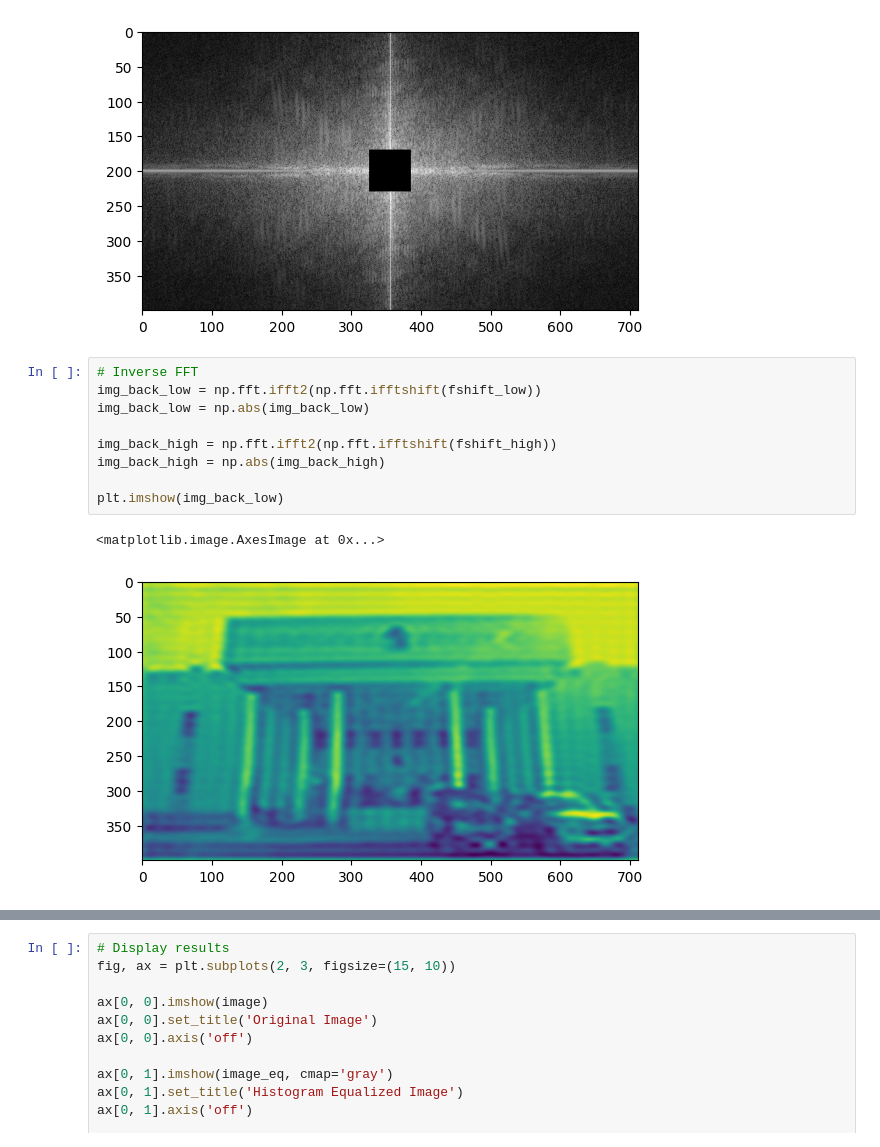
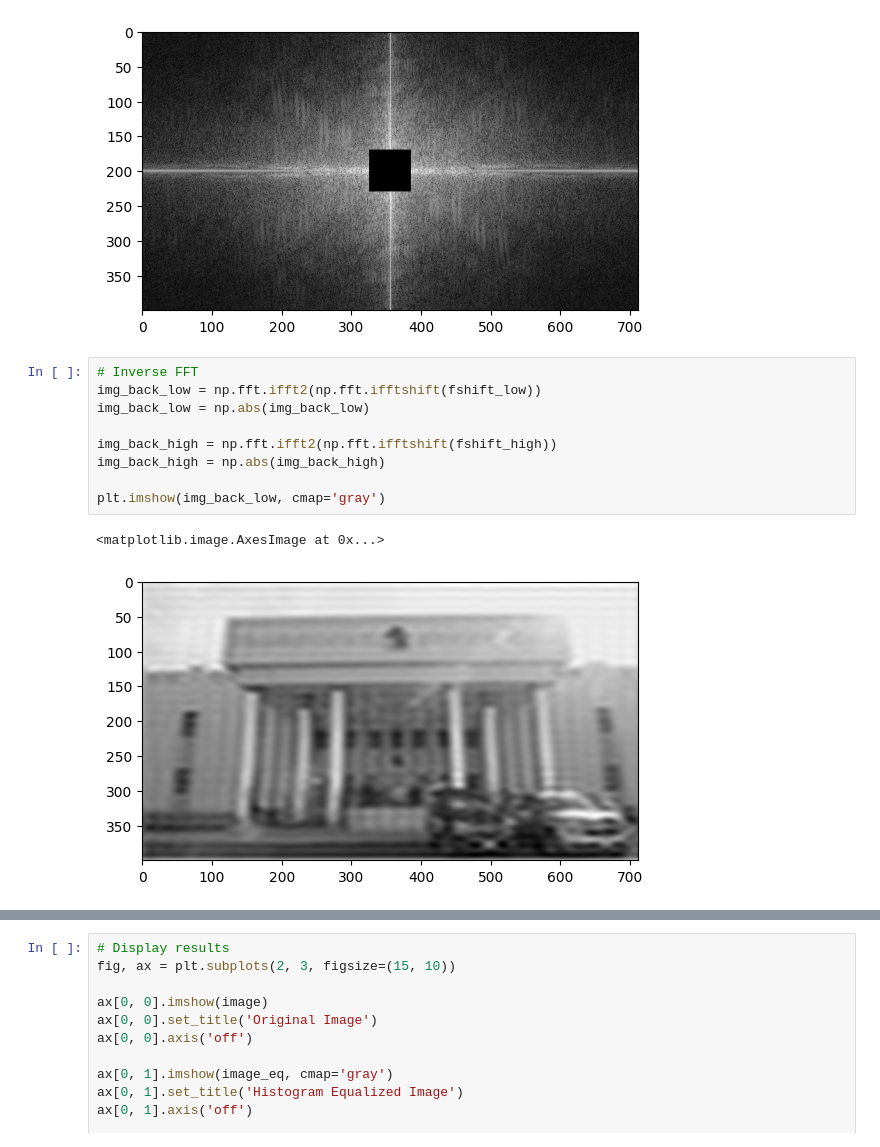
Before and after one commit to AIwaziri/Ai-361-LAB-IP, a Jupyter notebook: LAB07/waziri-lab07b.ipynb, the cells around one changed output, grey strips where cells are left out. Drawn from its saved outputs; the diff is of its cells as text.

```diff
--- a/LAB07/waziri-lab07b.ipynb
+++ b/LAB07/waziri-lab07b.ipynb
@@ -72,13 +64,13 @@ plt.imshow(np.log(1 + np.abs(fshift_high)), cmap='gray')
 # %%
 # Inverse FFT
 img_back_low = np.fft.ifft2(np.fft.ifftshift(fshift_low))
 img_back_low = np.abs(img_back_low)
 
 img_back_high = np.fft.ifft2(np.fft.ifftshift(fshift_high))
 img_back_high = np.abs(img_back_high)
 
-plt.imshow(img_back_low)
+plt.imshow(img_back_low, cmap='gray')
 # %% [output]
 <matplotlib.image.AxesImage at 0x...>
-[figure, old version]
+[figure, new version]
 # %%
```
Also changed, not shown: parts of 3 cells of this notebook, 9 other files.
